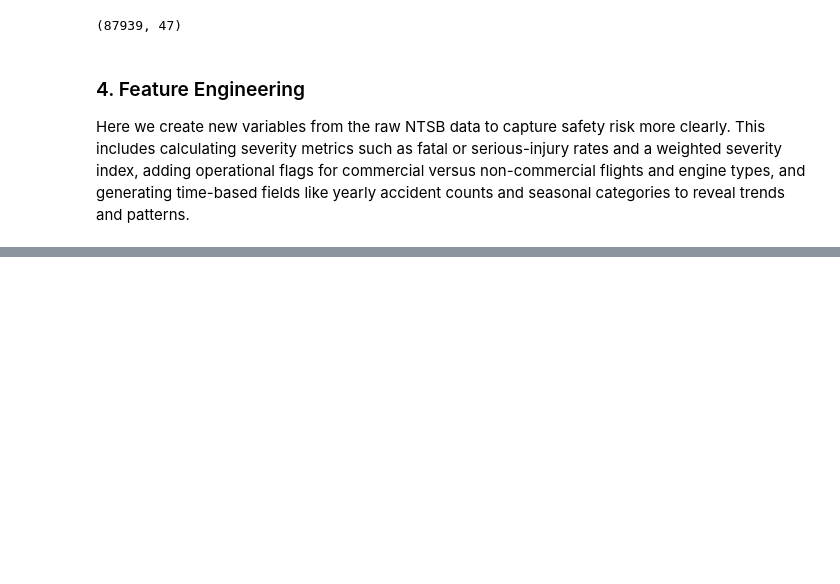
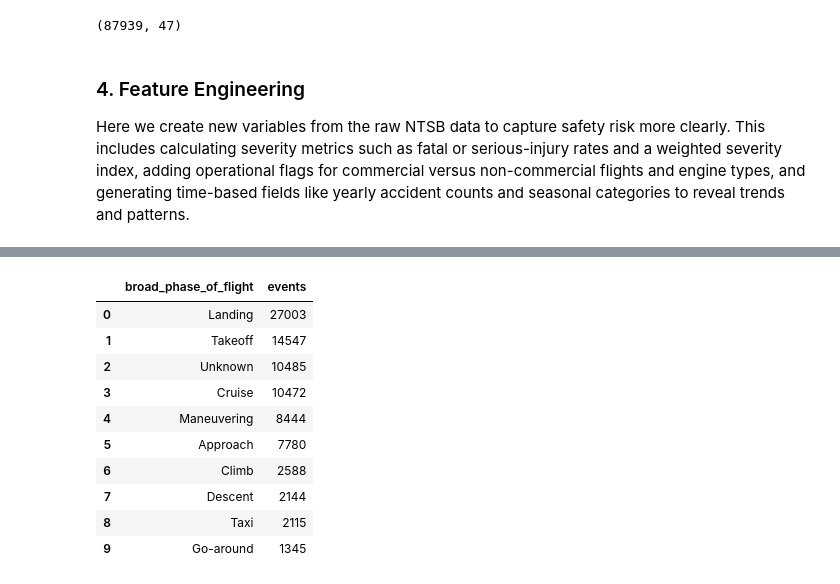
Before and after one commit to mcshoja/Phase-1-Project, a Jupyter notebook: aviation.ipynb, the cells around one changed output, grey strips where cells are left out. Saved outputs shown, nothing was run; the diff lists cells and outputs as text; code cells hidden in the pictures; blank space fills up the shorter version.

```diff
--- a/aviation.ipynb
+++ b/aviation.ipynb
@@ -279,0 +421,21 @@ KeyError: 'Total Fatal Injuries'
+# %%
+# 1. Phase of flight
+
+# Counts by phase (top 10)
+phase_counts = (df["broad_phase_of_flight"]
+                .value_counts()
+                .rename_axis("broad_phase_of_flight")
+                .reset_index(name="events"))
+phase_counts.head(10)
+# %% [output]
+|  | broad_phase_of_flight | events |
+| 0 | Landing | 27003 |
+| 1 | Takeoff | 14547 |
+| 2 | Unknown | 10485 |
+| 3 | Cruise | 10472 |
+| 4 | Maneuvering | 8444 |
+| 5 | Approach | 7780 |
+| 6 | Climb | 2588 |
+| 7 | Descent | 2144 |
+| 8 | Taxi | 2115 |
+| 9 | Go-around | 1345 |
```
Also changed, not shown: parts of 21 cells of this notebook.
